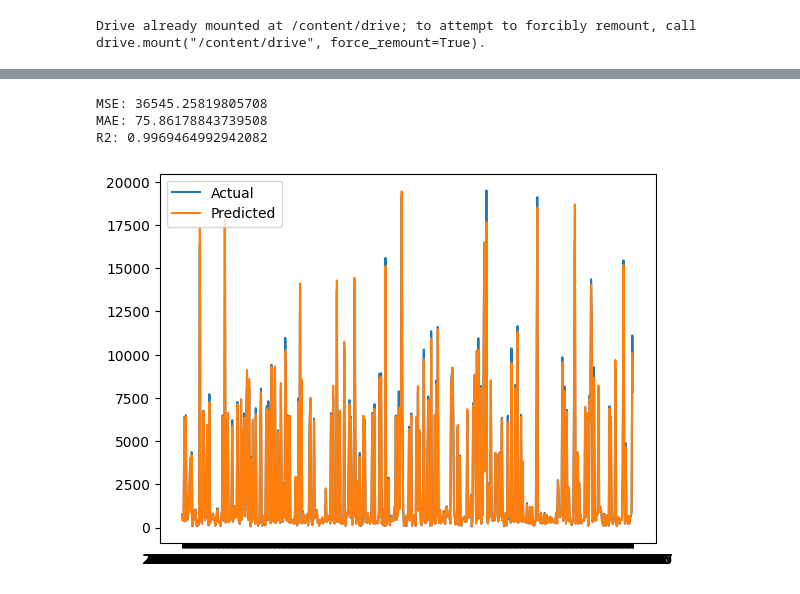
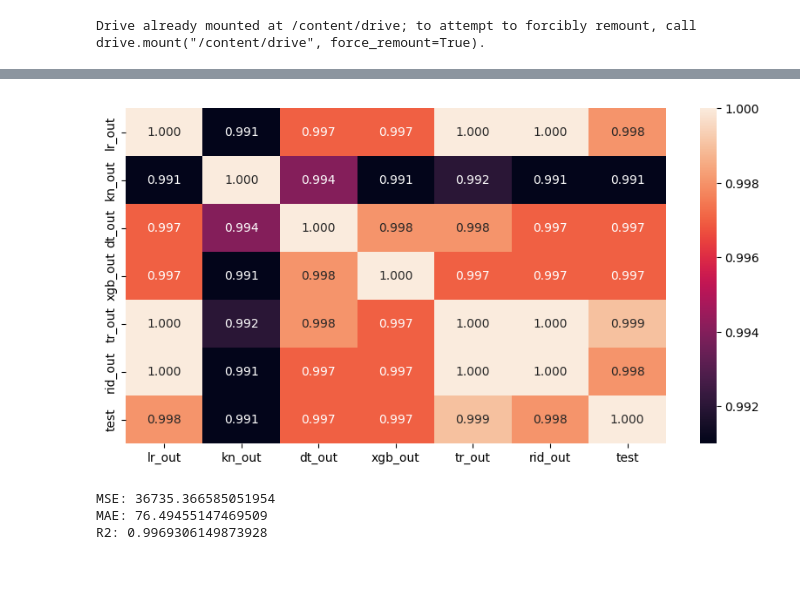
Before and after one commit to Cospero/Kursovaya-, a Jupyter notebook: Kursovaya_Kobrin.ipynb, the cells around one changed output, grey strips where cells are left out. Cells and saved outputs as stored; diff of their text form; code cells hidden in the pictures.

```diff
--- a/Kursovaya_Kobrin.ipynb
+++ b/Kursovaya_Kobrin.ipynb
@@ -26,10 +135,9 @@ Drive already mounted at /content/drive; to attempt to forcibly remount, call dr
 # %%
 def Datapreperation():
-    df = pd.read_csv('/content/drive/My Drive/Colab Notebooks/crypto-markets.csv')
-    bitcoin_df = pd.DataFrame(df.loc[df.name =="Bitcoin", ["date", "open", "close", "high", "low","market","close_ratio","spread"]]).set_index("date")
+    bitcoin_df = pd.DataFrame(filtred_df.loc[filtred_df.name =="Bitcoin", ["date", "open", "close", "high", "low"]]).set_index("date")
     bitcoin_df["close_nextday"] = bitcoin_df["close"].shift(periods = -1, fill_value = 0)
-    temp = bitcoin_df[["open", "close", "high", "low","market","close_ratio","spread"]]
-    temp = temp[1600:]
+    temp = bitcoin_df[["open", "close", "high", "low"]]
+    temp = temp[1800:]
     return bitcoin_df, temp
 # %%
 bitcoin_df, temp = Datapreperation()
@@ -42,27 +250,21 @@ def TestTrainpreperation(bitcoin_df):
+# %%
+lr_out = y_pred_model1.squeeze()
+kn_out = y_pred_model2.squeeze()
+dt_out = y_pred_model3.squeeze()
+xgb_out = y_pred_model4.squeeze()
+tr_out=y_pred_model5.squeeze()
+rid_out=y_pred_model6.squeeze()
+y_test_out=y_test.squeeze()
+stack_predict = np.vstack([lr_out,kn_out,dt_out,xgb_out,tr_out,rid_out,y_test_out]).T
+corr_df = pd.DataFrame(stack_predict, columns=['lr_out','kn_out','dt_out','xgb_out','tr_out','rid_out','test'])
+corr_matrix = corr_df.corr()
+corr_matrix = corr_matrix.round(3)
+plt.figure(figsize=(10,5))
+sns.heatmap(corr_matrix, annot=True,  fmt=".3f")
+plt.show()
+# %% [output]
+[figure, added]
 # %%
-score = pd.DataFrame(index = ["r2_score", "mean_squared_error", "mean_absolute_error" ], columns= ["RandomForestRegressor", "LinearRegression", "DecisionTreeRegressor","KNeighborsRegressor"])
-
-X_train, X_test, y_train, y_test = TestTrainpreperation(bitcoin_df)
-
-model1 = LinearRegression()
-model1.fit(X_train, y_train)
-
-model2 = DecisionTreeRegressor(max_depth=3)
-model2.fit(X_train, y_train)
-
-model3 = KNeighborsRegressor(n_neighbors=3)
-model3.fit(X_train, y_train)
-
-model4 = xgb.XGBRegressor(max_depth=3, n_estimators=100)
-model4.fit(X_train, y_train)
-
-model5 = Ridge(alpha=1.0)
-model5.fit(X_train, y_train)
-
-model6 =ElasticNet(random_state=0)
-model6.fit(X_train, y_train)
-
-
 X_train_meta = np.column_stack((
     cross_val_predict(model1, X_train, y_train, cv=3),
     cross_val_predict(model2, X_train, y_train, cv=3),
@@ -77,16 +279,12 @@ X_test_meta = np.column_stack((
     model3.predict(X_test),
     model4.predict(X_test),
 
-
 ))
-
 
 meta_model = linear_model.MultiTaskLasso()
 meta_model.fit(X_train_meta, y_train)
 
 y_pred = meta_model.predict(X_test_meta)
-
-
 
 mse = mean_squared_error(y_test, y_pred)
 mae = mean_absolute_error(y_test, y_pred)
@@ -96,12 +294,11 @@ print('MSE:', mse)
 print('MAE:', mae)
 print('R2:', r2)
 
-plt.plot(y_test, label='Actual')
-plt.plot(y_pred, label='Predicted')
-plt.legend()
-plt.show()
+results = pd.DataFrame(meta_model.predict(temp))
+results = results.rename(columns={0: "Prediction"})
+results = results.set_index(temp.index)
+bitcoin_df = bitcoin_df.join(results, how = "left")
 # %% [output]
-MSE: 36545.25819805708
-MAE: 75.86178843739508
-R2: 0.9969464992942082
+MSE: 36735.366585051954
+MAE: 76.49455147469509
+R2: 0.9969306149873928
-[figure, removed]
```
Also changed, not shown: parts of 16 cells of this notebook.
